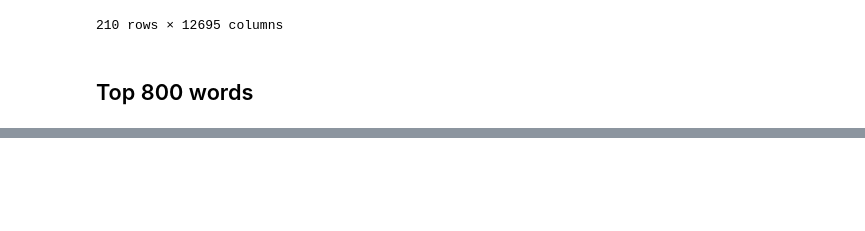
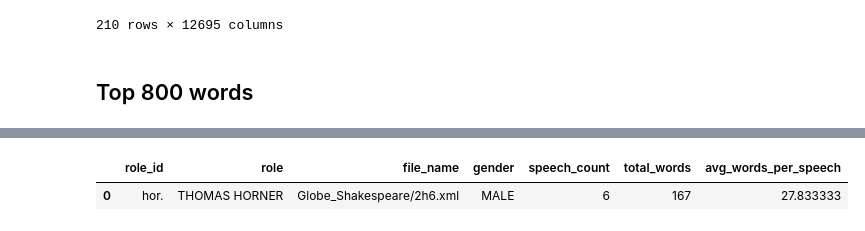
Before and after one commit to johnflanigan/shakespeare-character-genders, a Jupyter notebook: Shakespeare Character Genders.ipynb, the cells around one changed output, grey strips where cells are left out. Cells and saved outputs as stored; diff of their text form; code cells hidden in the pictures; blank space fills up the shorter version.

```diff
--- a/Shakespeare Character Genders.ipynb
+++ b/Shakespeare Character Genders.ipynb
@@ -210,0 +215,9 @@ top_words
+# %%
+balanced_data.loc[(balanced_data['role_id'] == 'hor.') & (balanced_data['file_name'] == 'Globe_Shakespeare/2h6.xml')]
+
+
+
+# df.loc[(df['file_name'] == file_name) & (df['role_id'] == speech.get('who')), 'speech_count']
+# %% [output]
+|  | role_id | role | file_name | gender | speech_count | total_words | avg_words_per_speech |
+| 0 | hor. | THOMAS HORNER | Globe_Shakespeare/2h6.xml | MALE | 6 | 167 | 27.833333 |
```
Also changed, not shown: parts of 11 cells of this notebook.
